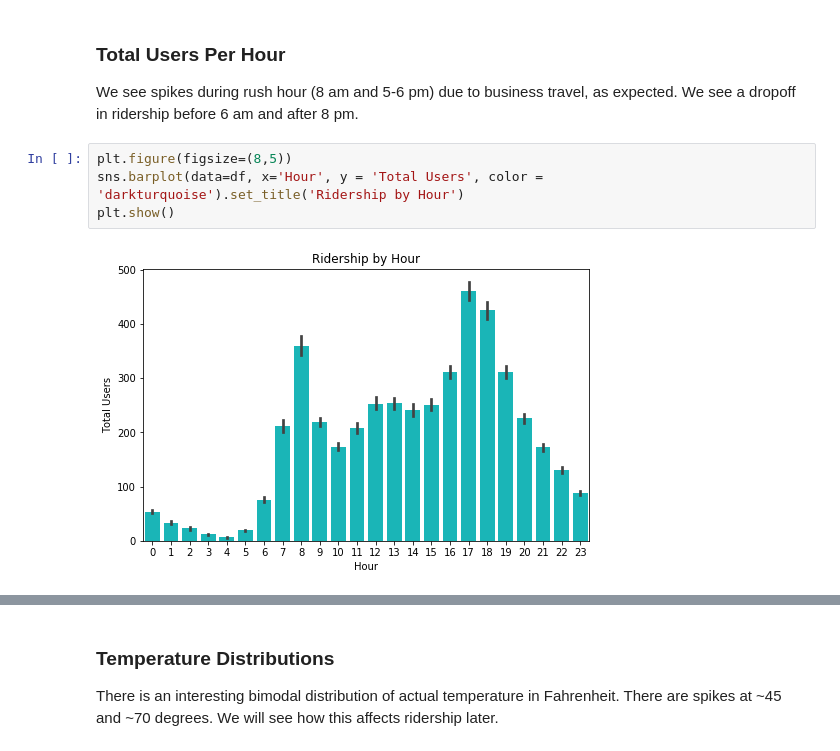
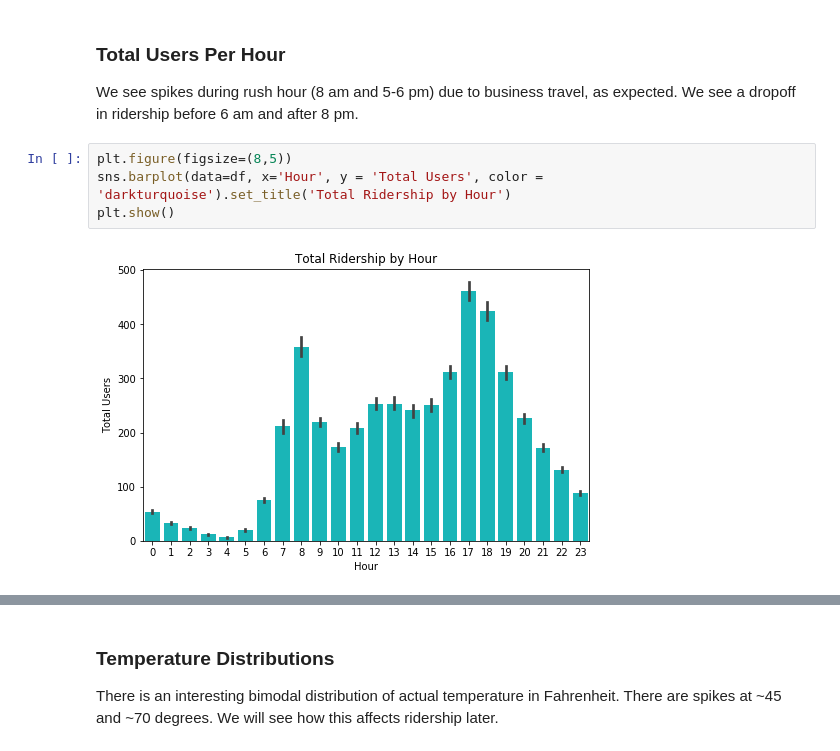
Before and after one commit to ArenCarpenter/Predicting_Bike_Ridership, a Jupyter notebook: 01_Exploratory_Data_Analysis.ipynb, the cells around one changed output, grey strips where cells are left out. Cells and saved outputs as stored; diff of their text form.

Commit message:
Add casual vs registered figures for hour and day, add new figs to Images/

```diff
--- a/01_Exploratory_Data_Analysis.ipynb
+++ b/01_Exploratory_Data_Analysis.ipynb
@@ -37,7 +37,7 @@ df.head(5)
 We see spikes during rush hour (8 am and 5-6 pm) due to business travel, as expected. We see a dropoff in ridership before 6 am and after 8 pm.
 # %%
 plt.figure(figsize=(8,5))
-sns.barplot(data=df, x='Hour', y = 'Total Users', color = 'darkturquoise').set_title('Ridership by Hour')
+sns.barplot(data=df, x='Hour', y = 'Total Users', color = 'darkturquoise').set_title('Total Ridership by Hour')
 plt.show()
 # %% [output]
-[figure, old version]
+[figure, new version]
```
Also changed, not shown: parts of 3 cells of this notebook, 3 other files.
